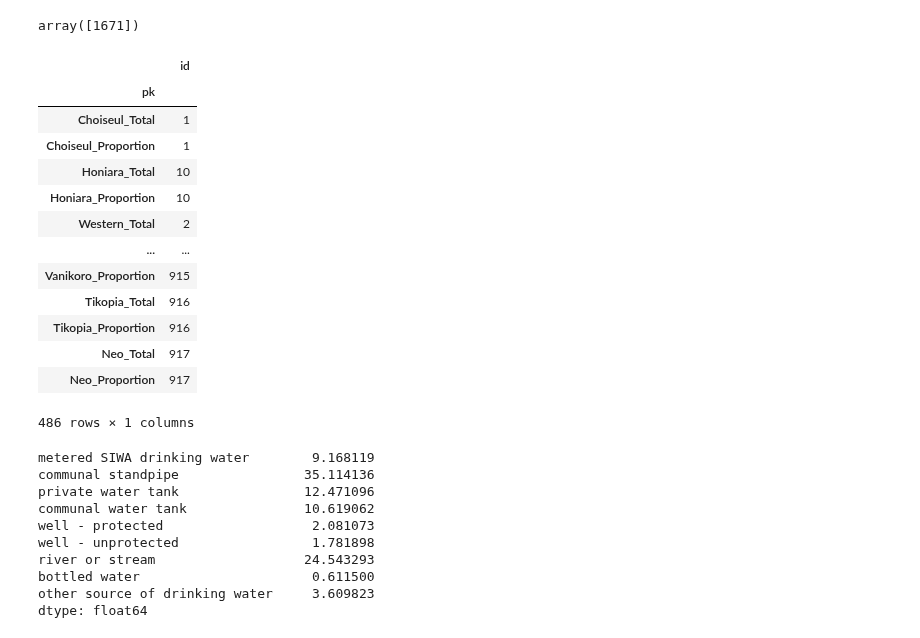
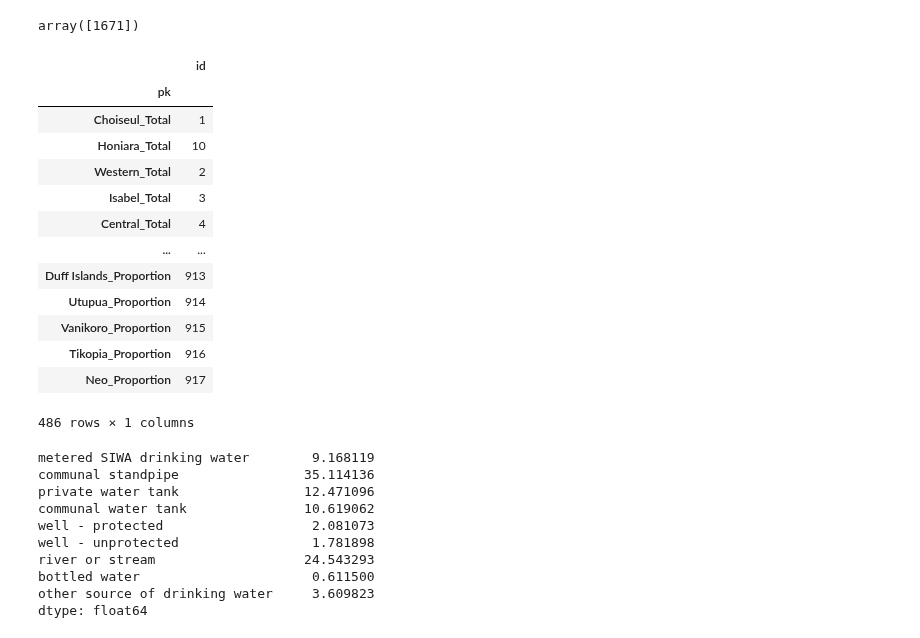
Before and after one commit to Gippers/SolomonIslandsDataMap, a Jupyter notebook: nbs/00_load_data.ipynb, the cells around one changed output. Drawn from its saved outputs; the diff is of its cells as text; code cells hidden in the pictures.

```diff
--- a/nbs/00_load_data.ipynb
+++ b/nbs/00_load_data.ipynb
@@ -296,7 +296,7 @@ class SolomonGeo:
         # Clean the census data
         df = df.dropna()
         # Rename columns to be consistent across geography
-        df.columns = df.columns.str.replace(r'^[a-zA-Z]+_name$', 'geo_name', case = False, regex = True)
+        df.columns = df.columns.str.replace(r'^[a-zA-Z]+_name$', 'location', case = False, regex = True)
         # id needs to change types twice so that it is a string of an int
         df = df.astype({'id': 'int'})#, 'male_pop':'int', 	'female_pop':'int', 'total_pop':'int'})
         df = df.astype({'id': 'str'})
@@ -304,13 +304,19 @@ class SolomonGeo:
         pop_df = pop_df.astype({'core: id': 'int'})
         pop_df = pop_df.astype({'core: id': 'str'})
 
+        # Add location names to geography dataset
+        locations = copy.copy(df)
+        locations = locations.loc[:, ['id', 'agg', 'location']].drop_duplicates()
+        geos = geos.merge(locations, on=['id', 'agg'], how = 'left')
+        print(geos)
+
         # Index is unique by type and geoname
-        df['pk'] = df['geo_name'] + "_" + df["type"]
+        df['pk'] = df['location'] + "_" + df["type"]
         df = df.set_index("pk")
 
         # Rename some of the census data
         df = df.rename(columns = {
-                                'id':'core: id', 'agg':'core: agg', 'geo_name':'core: location',
+                                'id':'core: id', 'agg':'core: agg', 'location':'core: location',
                                 'year':'core: year', 'type':'core: type'})
 
         # Test that the datasets all have geographies
@@ -842,20 +864,20 @@ sol_geo.get_df(geo_filter = 'Constituency', var='Key Statistics', measure = 'Tot
 # %% [output]
 array([1671])
 # %%
-sol_geo.geo_df['core'].filter(items = ['id'])
+sol_geo.census['core'].filter(items = ['id'])
 # %% [output]
 |  | id |
 | pk |  |
 | Choiseul_Total | 1 |
-| Choiseul_Proportion | 1 |
 | Honiara_Total | 10 |
-| Honiara_Proportion | 10 |
 | Western_Total | 2 |
+| Isabel_Total | 3 |
+| Central_Total | 4 |
 | ... | ... |
+| Duff Islands_Proportion | 913 |
+| Utupua_Proportion | 914 |
 | Vanikoro_Proportion | 915 |
-| Tikopia_Total | 916 |
 | Tikopia_Proportion | 916 |
-| Neo_Total | 917 |
 | Neo_Proportion | 917 |
 486 rows × 1 columns
 # %%
```
Also changed, not shown: parts of 7 cells of this notebook, 1 other file.
